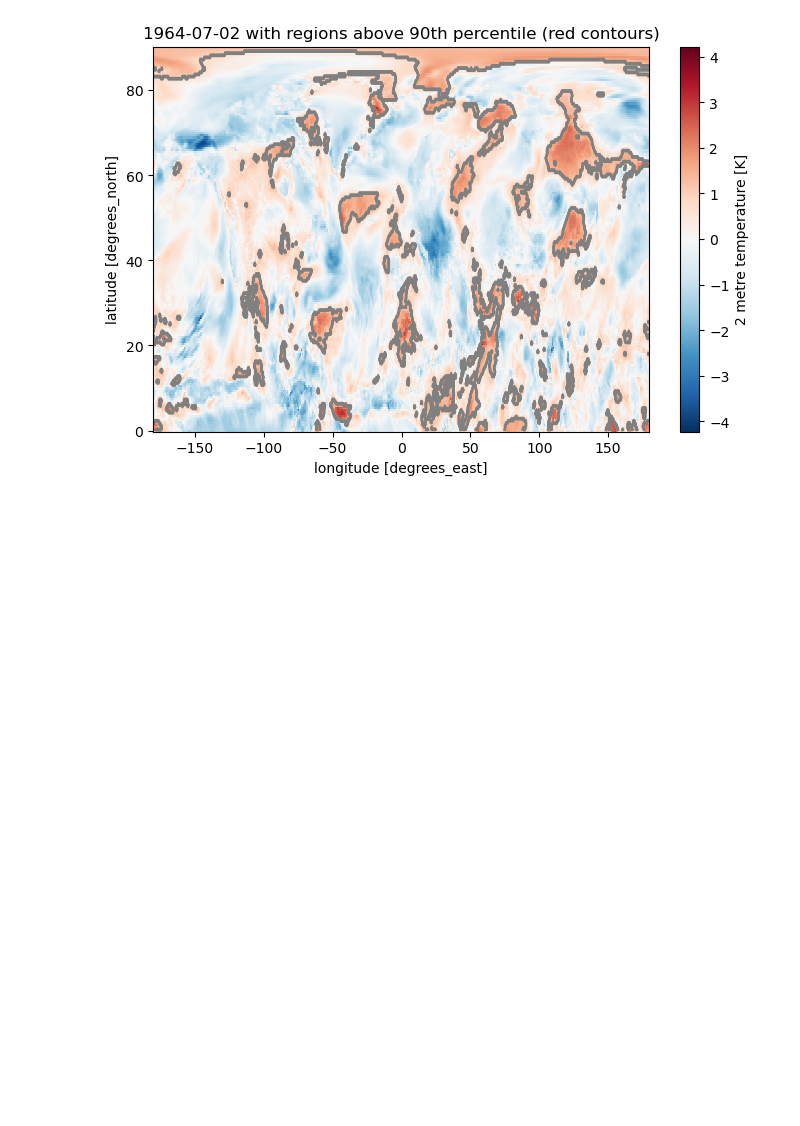
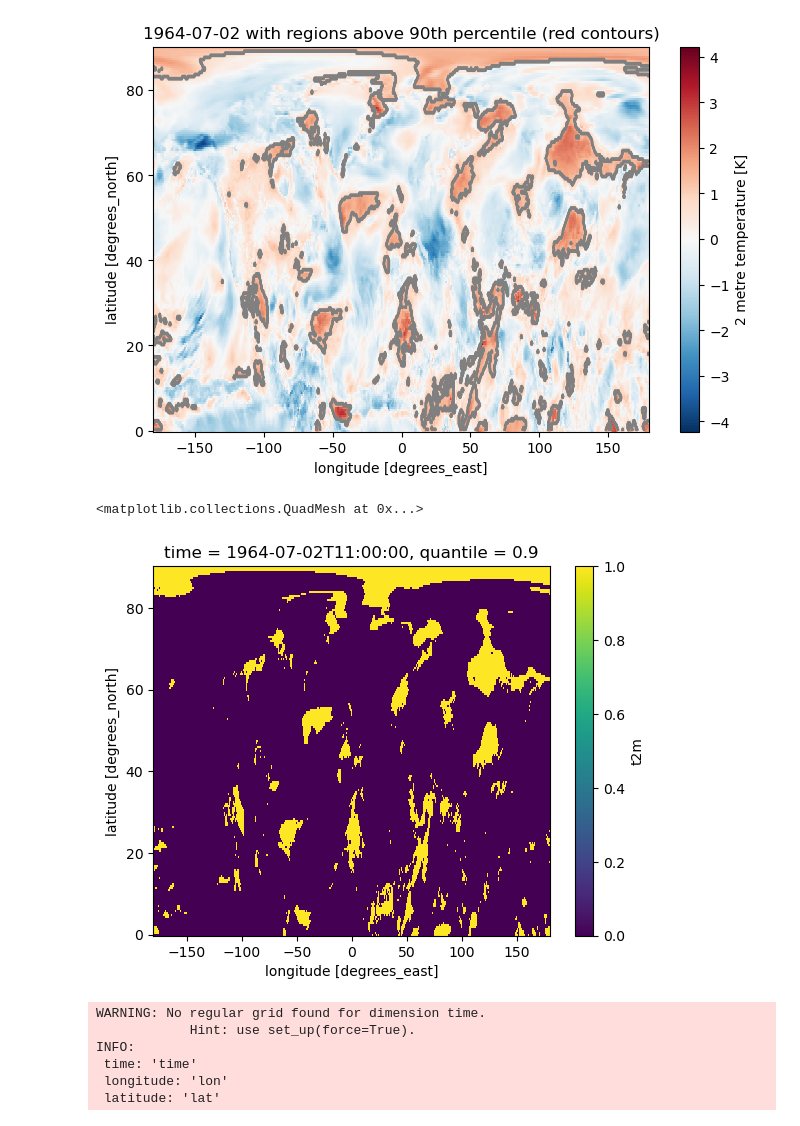
Before and after one commit to edgardotes/HW_contrack, a Jupyter notebook: HW_contrack.ipynb, the cells around one changed output. Cells and saved outputs as stored; diff of their text form; code cells hidden in the pictures; blank space fills up the shorter version.

Commit message:
Adding contrack

```diff
--- a/HW_contrack.ipynb
+++ b/HW_contrack.ipynb
@@ -415,3 +417,10 @@ plt.show()
 ##### Smoothing spatially
 # %%
 ##### Save binary files 1/0
+# %%
+binary=xr.where ( matExt> q90, 1, 0)
+# %%
+binary.sel(time='1964-07-02',drop=True).plot()
+# %% [output]
+<matplotlib.collections.QuadMesh at 0x...>
+[figure, added]
@@ -417,0 +429,14 @@ plt.show()
+# %%
+### intitate
+anom = contrack()
+anom.read_xarray(binary.to_dataset())
+
+anom.set_up(force=True)
+anom.ds=temp.ds.compute()
+# %% [output]
+WARNING: No regular grid found for dimension time.
+            Hint: use set_up(force=True).
+INFO:
+ time: 'time'
+ longitude: 'lon'
+ latitude: 'lat'
```
Also changed, not shown: parts of 8 cells of this notebook, 1 other file.
